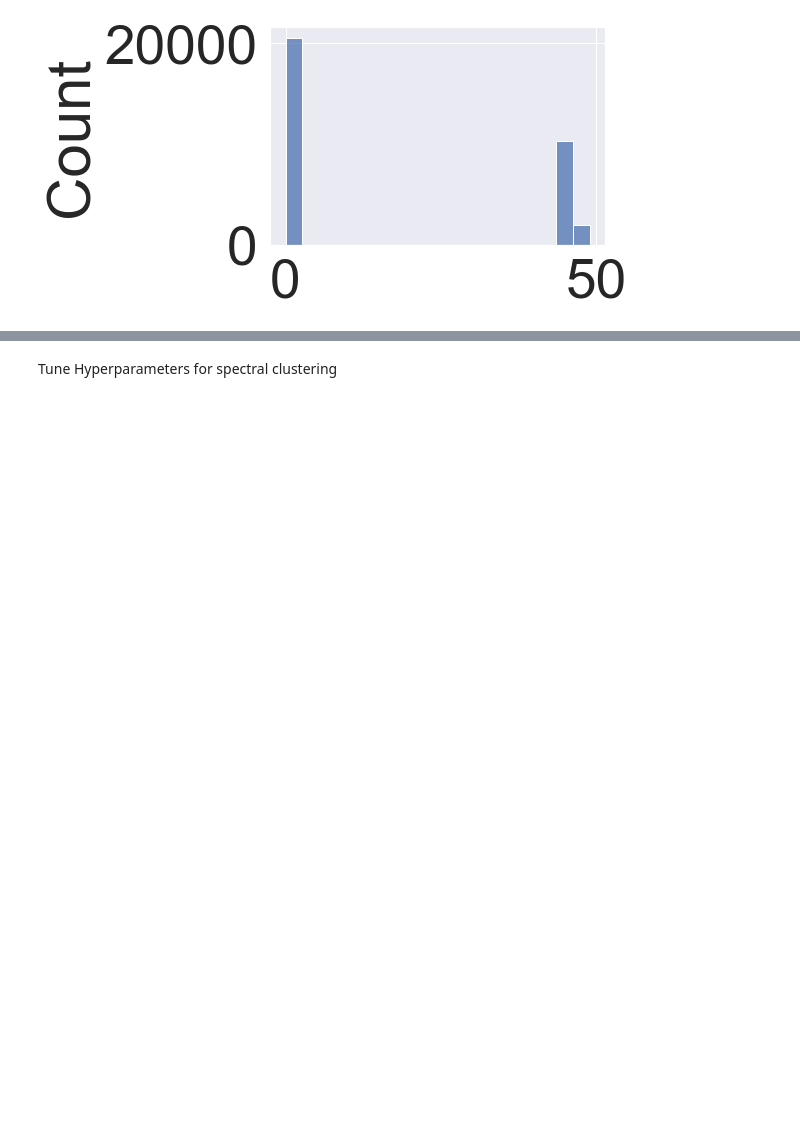
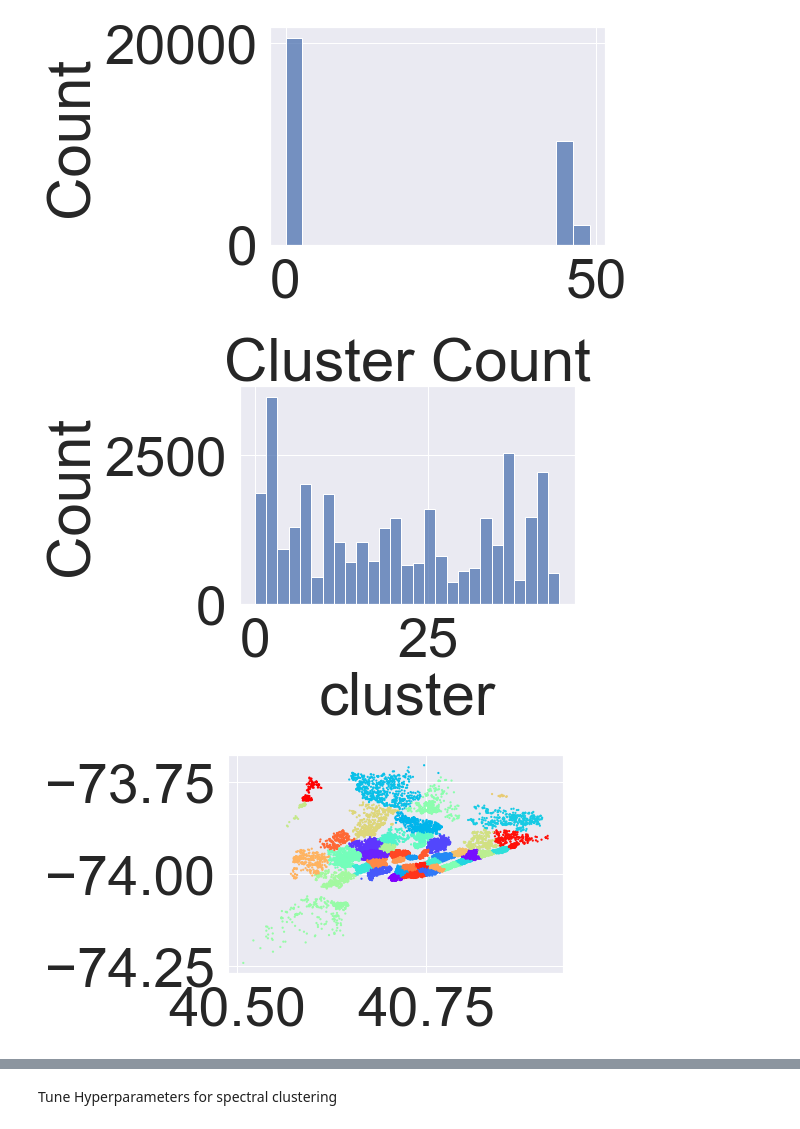
Before and after one commit to rickfontenot/airbnb, a Jupyter notebook: Lab3/Working/lab3_Rick.ipynb, the cells around one changed output, grey strips where cells are left out. Saved outputs shown, nothing was run; the diff lists cells and outputs as text; code cells hidden in the pictures; blank space fills up the shorter version.

```diff
--- a/Lab3/Working/lab3_Rick.ipynb
+++ b/Lab3/Working/lab3_Rick.ipynb
@@ -1498,3 +1566,29 @@ sns.histplot(data=labels)
 [ 2  0 46 ...  2  1  2]
 <AxesSubplot:ylabel='Count'>
 [figure]
+# %%
+# num clusters
+nclust = 45
+
+# Test and validation knn
+xknn = kneighbors_graph(LatLong, 10) # additional connectivity information
+xknn_val = kneighbors_graph(LatLong_val, 10) # additional connectivity information
+
+# Create and fit model
+spc = SpectralClustering(n_clusters = nclust, affinity = "precomputed")
+labels = spc.fit_predict(xknn)
+
+# Get and add labels to listings df
+label = spc.fit_predict(xknn)
+label_val = spc.fit_predict(xknn_val)
+listings_modeling['cluster'] = label
+listings_validation['cluster'] = label_val
+sns.histplot(data=listings_modeling, x="cluster").set_title("Cluster Count")
+plt.show()
+
+# Scatter plot of labels
+plt.scatter(X[:, 0], X[:, 1], c = label, cmap=plt.cm.rainbow, s=5, linewidths=0)
+plt.show()
+# %% [output]
+[figure, added]
+[figure, added]
```
Also changed, not shown: parts of 12 cells of this notebook, 3 other files.
